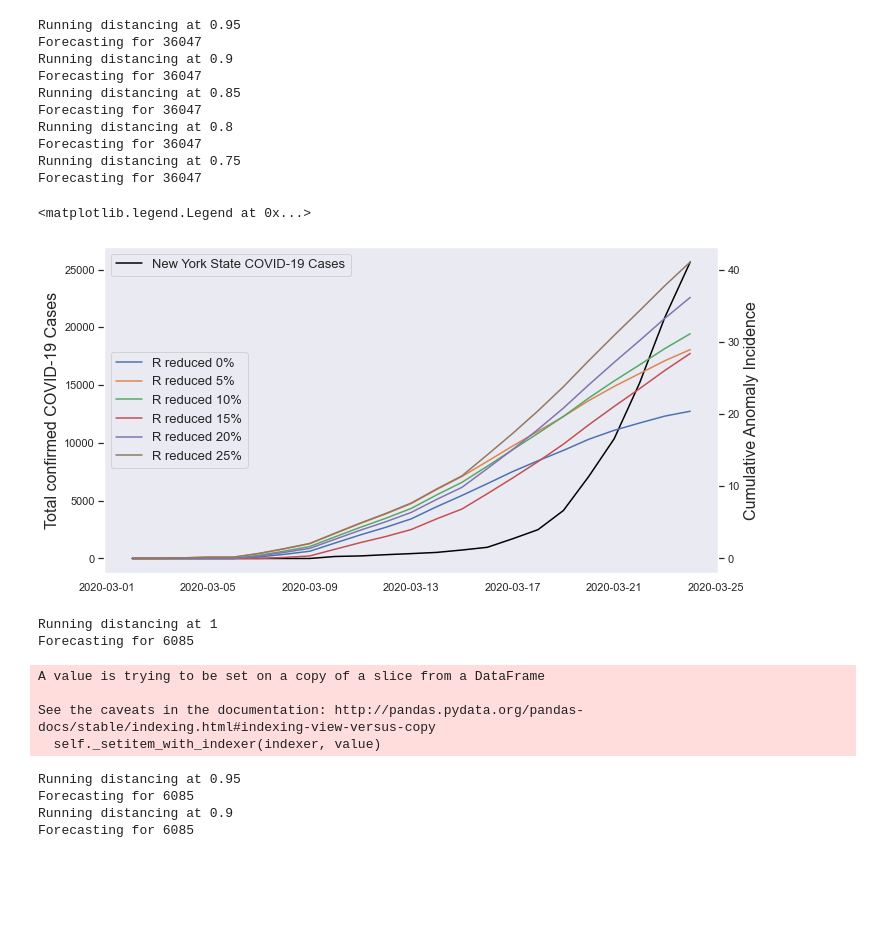
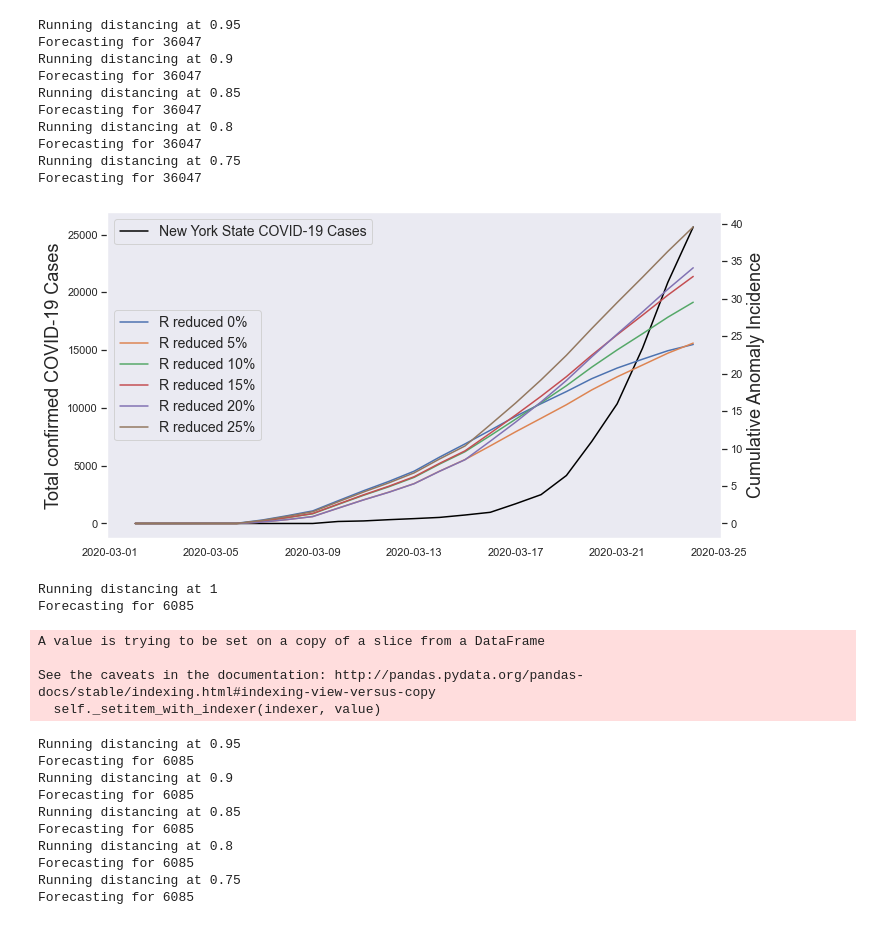
Before and after one commit to kinsahealth/therm_anomaly_detection, a Jupyter notebook: Brooklyn_SantaClara_examples.ipynb, the cells around one changed output. Saved outputs shown, nothing was run; the diff lists cells and outputs as text; code cells hidden in the pictures; blank space fills up the shorter version.

```diff
--- a/Brooklyn_SantaClara_examples.ipynb
+++ b/Brooklyn_SantaClara_examples.ipynb
@@ -59,7 +59,7 @@ See the caveats in the documentation: http://pandas.pydata.org/pandas-docs/stabl
   self._setitem_with_indexer(indexer, value)
 # %%
 ### Figure 2: Example detection in Brooklyn, NY
-sub = test[test.ds > '2019-11-01'].copy()
+sub = bk100[bk100.ds > '2019-11-01'].copy()
 sub.sort_values('ds', inplace=True)
 
 plt.figure(figsize=(10, 5))
@@ -69,7 +69,7 @@ plt.plot(sub.ds, sub['50%'], label='')
 plt.plot(sub.ds, sub.percent_ill, label='Observed ILI')
 plt.plot(sub.ds, sub.anomaly_ili, '.', ms=12, label='Outbreak Anomalies')
 
-plt.ylabel('Thermometer-based Incidence (%)', fontsize=16)
+plt.ylabel('Illness Incidence (%)', fontsize=16)
 plt.legend(fontsize=14, loc='upper left')
 plt.savefig('Figure 2.png', dpi=300);
 # %% [output]
@@ -114,14 +125,0 @@ See the caveats in the documentation: http://pandas.pydata.org/pandas-docs/stabl
-# %%
-### Figure SX: Example detection in Santa Clara County
-sub = test[test.ds > '2020-01-01'].copy()
-sub.sort_values('ds', inplace=True)
-
-plt.figure(figsize=(10, 5))
-plt.axvline(pd.to_datetime('2020-03-16'), color='k', linestyle='--', alpha=0.3, label='Shelter-in-place Bay Area CA')
-plt.fill_between(sub.ds, sub['97.5%'], sub['2.5%'], alpha=0.5)
-plt.plot(sub.ds, sub['50%'], label='')
-plt.plot(sub.ds, sub.percent_ill, label='Observed ILI')
-plt.plot(sub.ds, sub.anomaly_ili, '.', ms=12, label='Outbreak Anomalies')
-
-plt.ylabel('Thermometer-based Incidence (%)', fontsize=16)
-plt.legend(fontsize=14, loc='upper right')
@@ -139,14 +125,0 @@ See the caveats in the documentation: http://pandas.pydata.org/pandas-docs/stabl
-# %%
-### Figure SX: Example detection in Santa Clara County w/ distancing
-sub = test_distancing[test_distancing.ds > '2020-01-01'].copy()
-sub.sort_values('ds', inplace=True)
-
-plt.figure(figsize=(10, 5))
-plt.axvline(pd.to_datetime('2020-03-16'), color='k', linestyle='--', alpha=0.3, label='Shelter-in-place Bay Area CA')
-plt.fill_between(sub.ds, sub['97.5%'], sub['2.5%'], alpha=0.5)
-plt.plot(sub.ds, sub['50%'], label='')
-plt.plot(sub.ds, sub.percent_ill, label='Observed ILI')
-plt.plot(sub.ds, sub.anomaly_ili, '.', ms=12, label='Outbreak Anomalies')
-
-plt.ylabel('Thermometer-based Incidence (%)', fontsize=16)
-plt.legend(fontsize=14, loc='upper right')
@@ -180,7 +185,7 @@ dfs = []
 
 for distance in [1, 0.95, 0.90, 0.85, 0.80, 0.75]:
     print(f'Running distancing at {distance}')
-    out = run_anomalies(bk_df, ['2020-03-01'], social_mod=distance, simulations=10)
+    out = run_anomalies(bk_df, ['2020-03-01'], social_mod=distance, simulations=50)
     out['distancing'] = 1 - distance
     dfs.append(out)
 
@@ -205,27 +210,27 @@ Forecasting for 36047
 # %%
 ny_input = bk_distancing[(bk_distancing.ds >= ny_covid.ds.min()) &
                          (bk_distancing.ds <= ny_covid.ds.max())]
 fig, ax1 = plt.subplots(figsize=(11, 6))
 
 ax2 = ax1.twinx()
 for distancing in [1, 0.95, 0.90, 0.85, 0.80, 0.75]:
     sub = ny_input[ny_input.distancing == (1 - distancing)].copy()
     sub['cumulative_anom'] = sub['anomaly_diff'].cumsum()
     sub.sort_values('ds', inplace=True)
     ax2.plot(sub.ds, sub.cumulative_anom,
              label=f'R reduced {round((1 - distancing)*100)}%')
 ax1.plot(ny_covid.ds, ny_covid.cases, color='black', label='New York State COVID-19 Cases')
 
 ax1.set_xlabel('')
-ax1.set_ylabel('Total confirmed COVID-19 Cases', fontsize=16)
-ax2.set_ylabel('Cumulative Anomaly Incidence', fontsize=16)
+ax1.set_ylabel('Total confirmed COVID-19 Cases', fontsize=18)
+ax2.set_ylabel('Cumulative Anomaly Incidence', fontsize=18)
 ax1.grid(False)
 ax2.grid(False)
-ax1.legend(fontsize=13)
-ax2.legend(loc='center left', fontsize=13)
+ax1.legend(fontsize=14)
+ax2.legend(loc='center left', fontsize=14)
+plt.savefig('Figure S4.png', dpi=300)
 # %% [output]
-<matplotlib.legend.Legend at 0x...>
-[figure, old version]
+[figure, new version]
 # %%
 # Now, let's look at how the correlations between cumulative anomaly incidence
 # and total COVID cases vary with distancing reductions in transmission
@@ -235,7 +240,7 @@ dfs = []
 
 for distance in [1, 0.95, 0.90, 0.85, 0.80, 0.75]:
     print(f'Running distancing at {distance}')
-    out = run_anomalies(sc_df, ['2020-03-01'], social_mod=distance, simulations=10)
+    out = run_anomalies(sc_df, ['2020-03-01'], social_mod=distance, simulations=50)
     out['distancing'] = 1 - distance
     dfs.append(out)
 
@@ -251,6 +256,12 @@ Running distancing at 0.95
 Forecasting for 6085
 Running distancing at 0.9
 Forecasting for 6085
+Running distancing at 0.85
+Forecasting for 6085
+Running distancing at 0.8
+Forecasting for 6085
+Running distancing at 0.75
+Forecasting for 6085
 # %%
 sc_input = sc_distancing[(sc_distancing.ds >= sc_covid.ds.min()) &
                          (sc_distancing.ds <= sc_covid.ds.max())]
```
Also changed, not shown: parts of 13 cells of this notebook, 1 other file.
